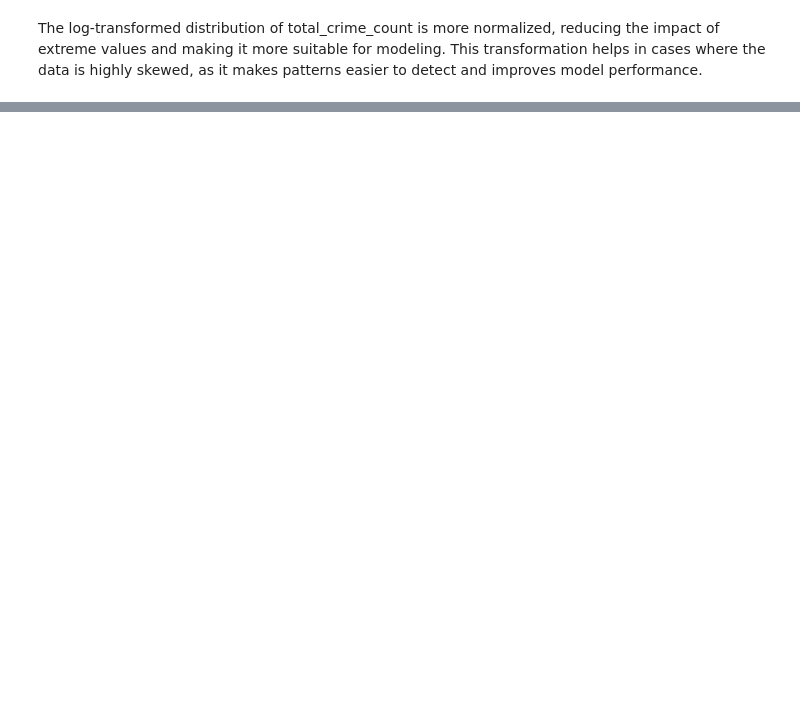
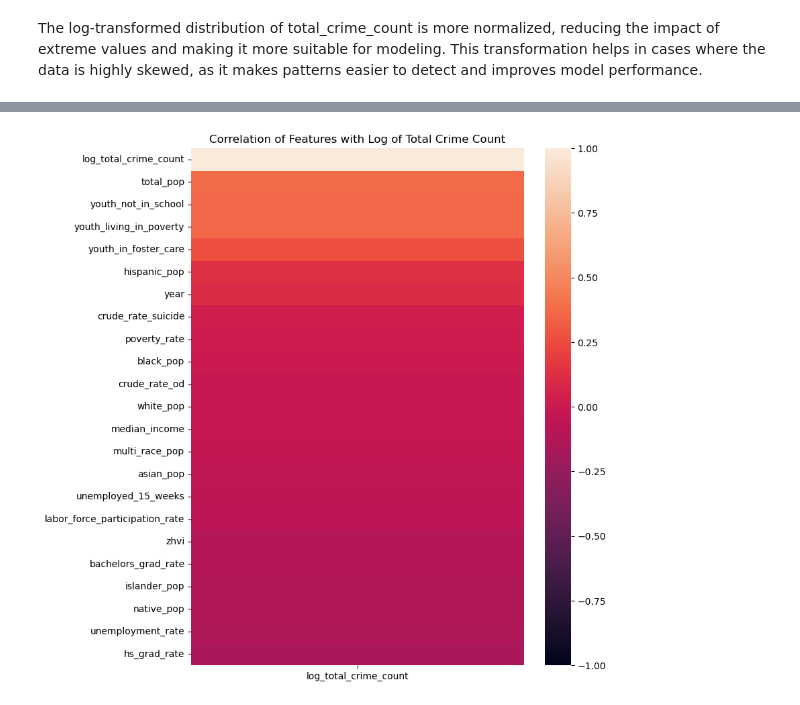
Before and after one commit to lpm24/youth_crime_group_project, a Jupyter notebook: code/01_EDA_and_Data_Cleaning.ipynb, the cells around one changed output, grey strips where cells are left out. Cells and saved outputs as stored; diff of their text form; code cells hidden in the pictures; blank space fills up the shorter version.

```diff
--- a/code/01_EDA_and_Data_Cleaning.ipynb
+++ b/code/01_EDA_and_Data_Cleaning.ipynb
@@ -485,0 +522,10 @@ The log-transformed distribution of total_crime_count is more normalized, reduci
+# %%
+
+##calculating correlation with the log of total crime count
+corr_with_crime_count = combined_filtered.corr(numeric_only=True)[['log_total_crime_count']].sort_values(by='log_total_crime_count', ascending=False)
+plt.figure(figsize=(8,10))
+sns.heatmap(top_corr_features,vmin=-1,vmax=1)
+top_corr_features = corr_with_crime_count
+plt.title('Correlation of Features with Log of Total Crime Count');
+# %% [output]
+[figure, added]
```
Also changed, not shown: parts of 24 cells of this notebook, 6 other files.
